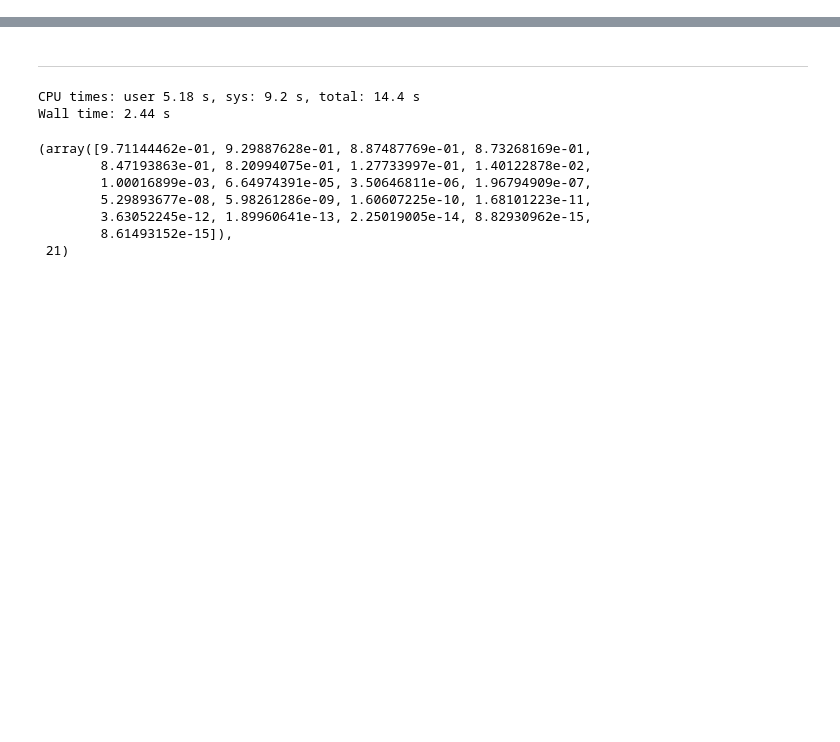
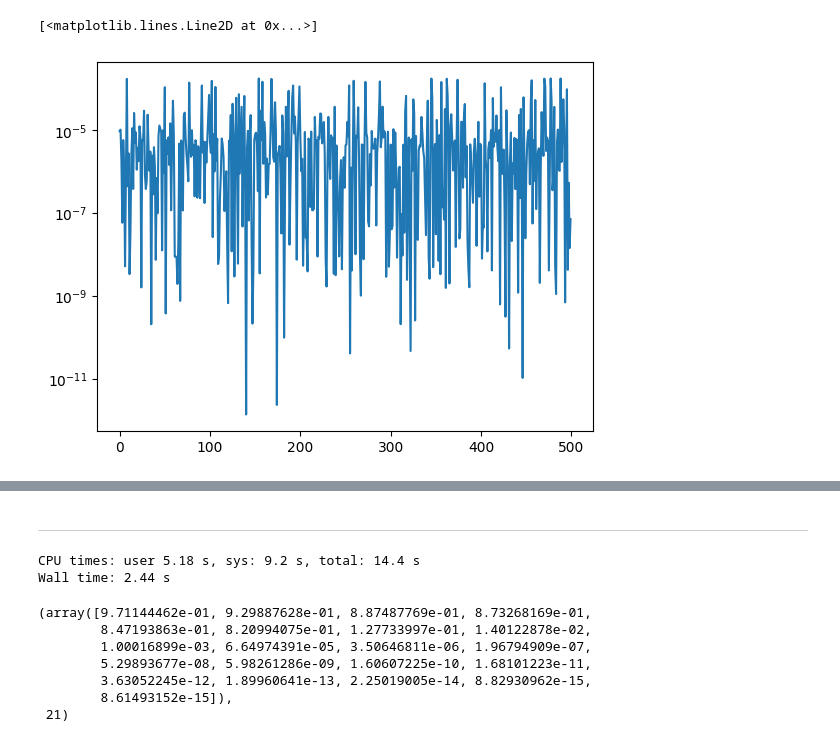
Before and after one commit to francocerino/Proyecto_dis_sci, a Jupyter notebook: runs.ipynb, the cells around one changed output, grey strips where cells are left out. Saved outputs shown, nothing was run; the diff lists cells and outputs as text; code cells hidden in the pictures; blank space fills up the shorter version.

Commit message:
mas funcionalidad a reduced basis

```diff
--- a/runs.ipynb
+++ b/runs.ipynb
@@ -82,18 +35,18 @@ for leaf in rb.tree.leaves:
 %%time
 from skreducedmodel.reducedbasis import ReducedBasis
 
-rb = ReducedBasis(
-                 index_seed_global_rb = 0,
-                 greedy_tol = 1e-16,
-                 lmax = 2,
-                 nmax = 25,
-                 normalize = True,
-                 integration_rule="riemann",
-                 )
+rb = ReducedBasis(index_seed_global_rb = 0,
+                  greedy_tol = 1e-16,
+                  lmax = 2,
+                  nmax = 5,
+                  normalize = True,
+                  integration_rule="riemann"
+                  )
 
-rb.fit(
-       training_set = ts_train,
+rb.fit(training_set = ts_train,
        parameters = q_train,
-       physical_points = times,
+       physical_points = times
        )
+
+# visual_tree(rb.tree)
 # %% [output]
@@ -143,0 +55,12 @@ True
+# %%
+from skreducedmodel.reducedbasis import normalize_set, error
+ts_test_normalized = normalize_set(ts_test, times)
+# %%
+hts = []
+for h,q in zip(ts_test_normalized,q_test):
+    hts.append(rb.transform(h,q))
+hts = np.array(hts)
+# %%
+errors1 = []
+for i in range(500):
+    errors1.append(error(ts_test_normalized[i],hts[i],times))
@@ -143,0 +83,6 @@ True
+# %%
+plt.yscale("log")
+plt.plot(errors1,label="skrm")
+# %% [output]
+[<matplotlib.lines.Line2D at 0x...>]
+[figure, added]
```
Also changed, not shown: parts of 20 cells of this notebook, 7 other files.
